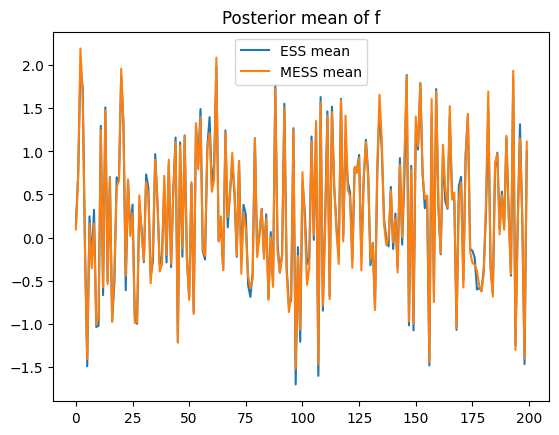
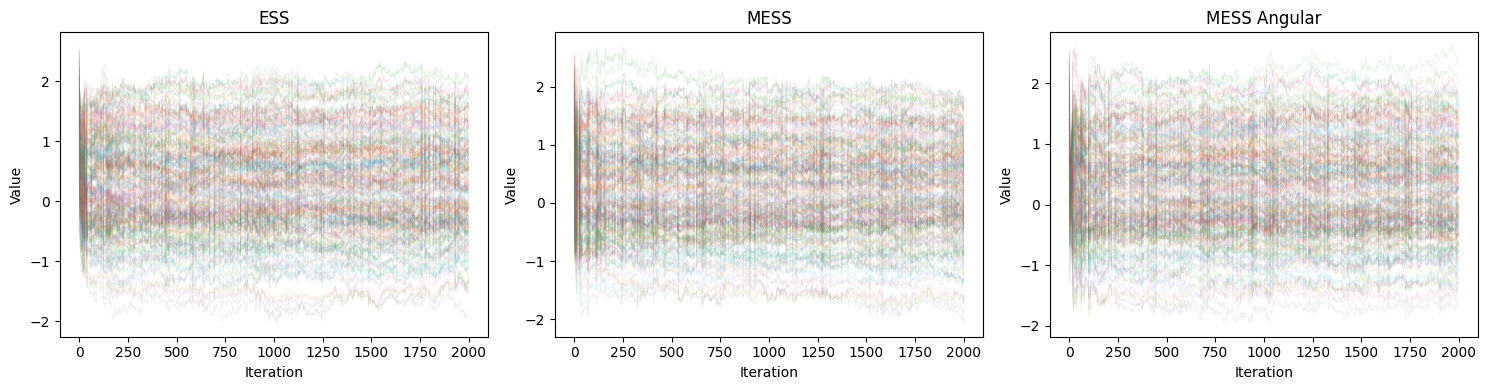
Unified diff of the notebook cell whose output changed from the first chart to the second:
--- before
+++ after
@@ -1,7 +1,18 @@
-mean_ess = chain_ess[burn_in:].mean(axis=0)
-mean_mess = chain_mess[burn_in:].mean(axis=0)
+# Traceplot for all coordinates and algorithms at the same time
+fig, axes = plt.subplots(1, 3, figsize=(15, 4))
 
-plt.plot(mean_ess, label="ESS mean")
-plt.plot(mean_mess, label="MESS mean")
-plt.legend()
-plt.title("Posterior mean of f")
+algorithms = [
+    ("ESS", chain_ess[burn_in:]),
+    ("MESS", chain_mess[burn_in:]),
+    ("MESS Angular", chain_mess_ang[burn_in:])
+]
+
+for idx, (algo_name, chain) in enumerate(algorithms):
+    for k in range(num_data):
+        axes[idx].plot(chain[:, k], alpha=0.1, linewidth=0.5)
+    axes[idx].set_title(algo_name)
+    axes[idx].set_xlabel("Iteration")
+    axes[idx].set_ylabel("Value")
+
+plt.tight_layout()
+plt.show()

Commit: implemented mess angular